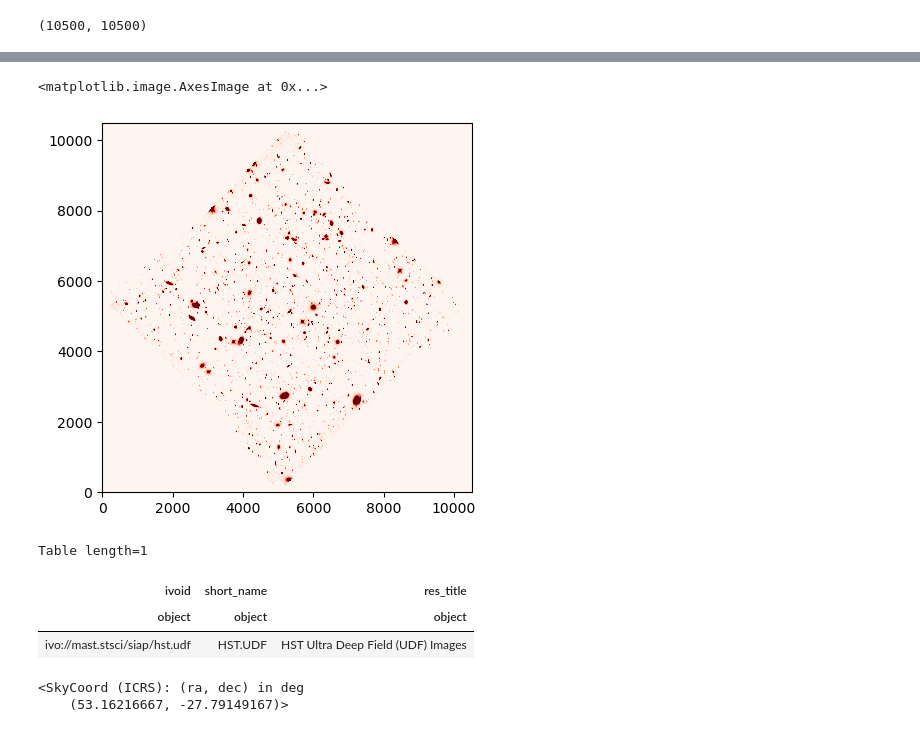
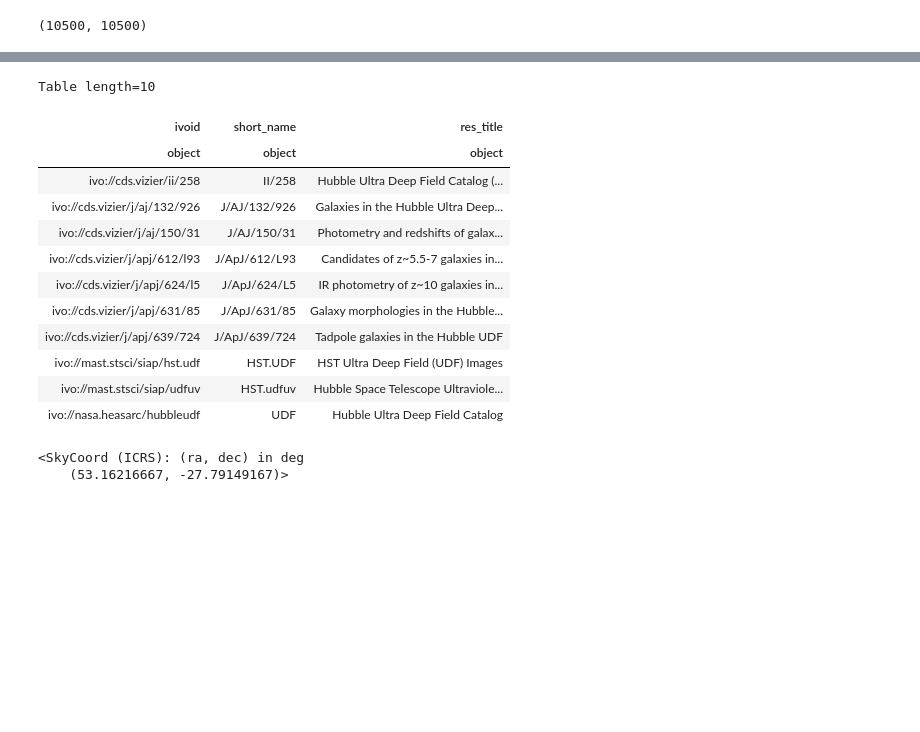
Before and after one commit to Kkev1229/Astr142-Project2, a Jupyter notebook: test.ipynb, the cells around one changed output, grey strips where cells are left out. Cells and saved outputs as stored; diff of their text form; code cells hidden in the pictures; blank space fills up the shorter version.

```diff
--- a/test.ipynb
+++ b/test.ipynb
@@ -98,16 +123,20 @@ axes.imshow(hudf_rgb, origin='lower')#, norm=LogNorm(vmin=1, vmax=100), cmap='gr
-# %%
-plt.imshow(hudf[0], origin='lower', cmap=mpl.colormaps['Reds'], vmin=0.00001, vmax=0.002)
-# %% [output]
-<matplotlib.image.AxesImage at 0x...>
-[figure, removed]
 # %%
-services = vo.regsearch(servicetype='image', waveband='optical', keywords='hubble udf')
+services = vo.regsearch(keywords='hubble udf')
 services.to_table()['ivoid','short_name','res_title']
 # %% [output]
-Table length=1
+Table length=10
 | ivoid | short_name | res_title |
 | object | object | object |
+| ivo://cds.vizier/ii/258 | II/258 | Hubble Ultra Deep Field Catalog (... |
+| ivo://cds.vizier/j/aj/132/926 | J/AJ/132/926 | Galaxies in the Hubble Ultra Deep... |
+| ivo://cds.vizier/j/aj/150/31 | J/AJ/150/31 | Photometry and redshifts of galax... |
+| ivo://cds.vizier/j/apj/612/l93 | J/ApJ/612/L93 | Candidates of z~5.5-7 galaxies in... |
+| ivo://cds.vizier/j/apj/624/l5 | J/ApJ/624/L5 | IR photometry of z~10 galaxies in... |
+| ivo://cds.vizier/j/apj/631/85 | J/ApJ/631/85 | Galaxy morphologies in the Hubble... |
+| ivo://cds.vizier/j/apj/639/724 | J/ApJ/639/724 | Tadpole galaxies in the Hubble UDF |
 | ivo://mast.stsci/siap/hst.udf | HST.UDF | HST Ultra Deep Field (UDF) Images |
+| ivo://mast.stsci/siap/udfuv | HST.udfuv | Hubble Space Telescope Ultraviole... |
+| ivo://nasa.heasarc/hubbleudf | UDF | Hubble Ultra Deep Field Catalog |
 # %%
 coord = SkyCoord('3 32 38.92 -27 47 29.37', unit=(u.hourangle, u.degree))
 coord
```
Also changed, not shown: parts of 20 cells of this notebook, 1 other file.
